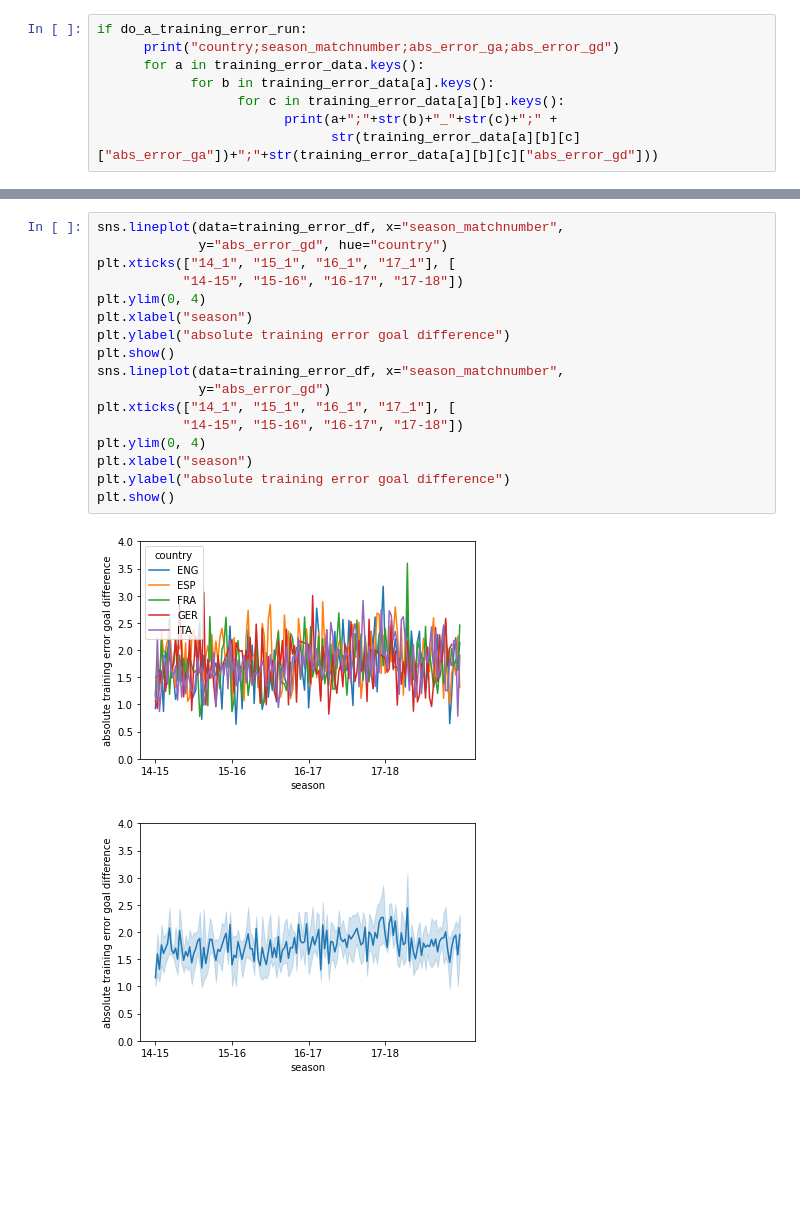
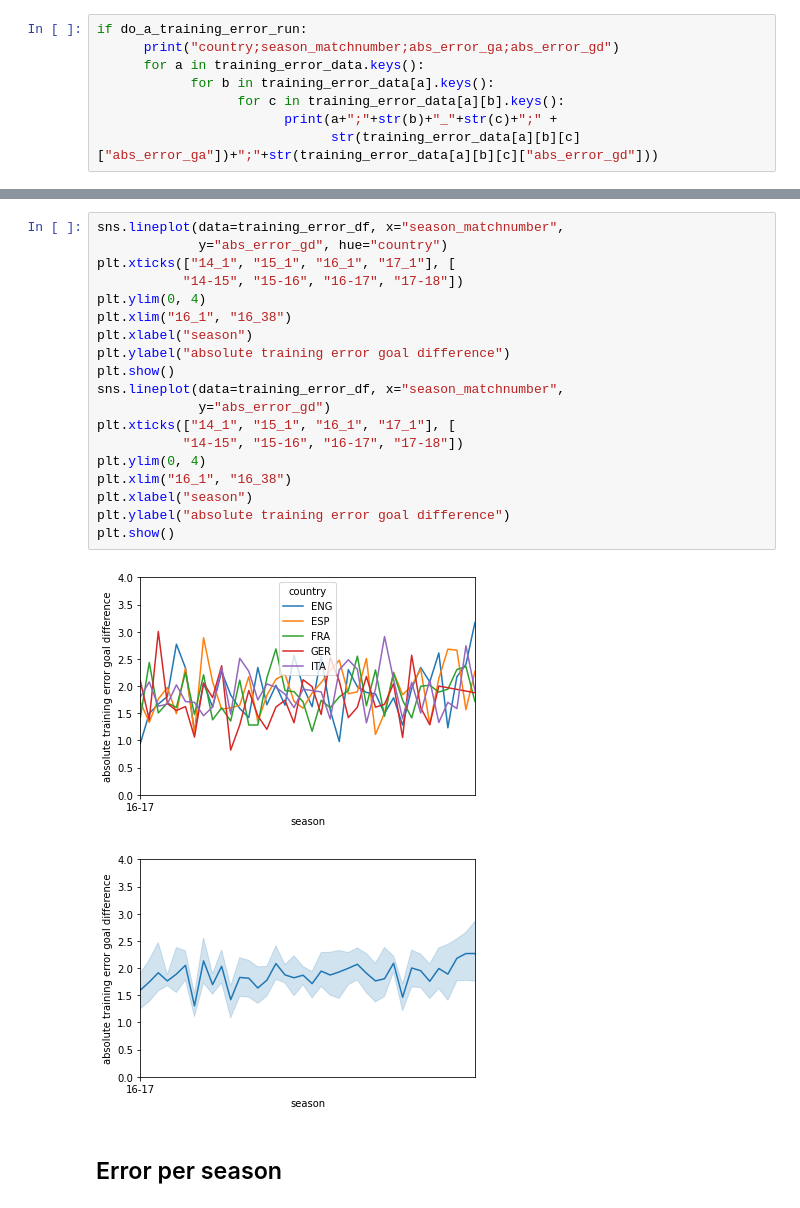
Before and after one commit to LUKEx76/football_prediction, a Jupyter notebook: heuer_model/heuer.ipynb, the cells around one changed output, grey strips where cells are left out. Saved outputs shown, nothing was run; the diff lists cells and outputs as text; blank space fills up the shorter version.

Commit message:
add performance plots

```diff
--- a/heuer_model/heuer.ipynb
+++ b/heuer_model/heuer.ipynb
@@ -408,20 +417,24 @@ plt.show()
 # %%
 sns.lineplot(data=training_error_df, x="season_matchnumber",
              y="abs_error_gd", hue="country")
 plt.xticks(["14_1", "15_1", "16_1", "17_1"], [
            "14-15", "15-16", "16-17", "17-18"])
 plt.ylim(0, 4)
+plt.xlim("16_1", "16_38")
 plt.xlabel("season")
 plt.ylabel("absolute training error goal difference")
 plt.show()
 sns.lineplot(data=training_error_df, x="season_matchnumber",
              y="abs_error_gd")
 plt.xticks(["14_1", "15_1", "16_1", "17_1"], [
            "14-15", "15-16", "16-17", "17-18"])
 plt.ylim(0, 4)
+plt.xlim("16_1", "16_38")
 plt.xlabel("season")
 plt.ylabel("absolute training error goal difference")
 plt.show()
 # %% [output]
-[figure, old version]
+[figure, new version]
-[figure, old version]
+[figure, new version]
+# %% [markdown]
+## Error per season
```
Also changed, not shown: parts of 12 cells of this notebook, 8 other files.
